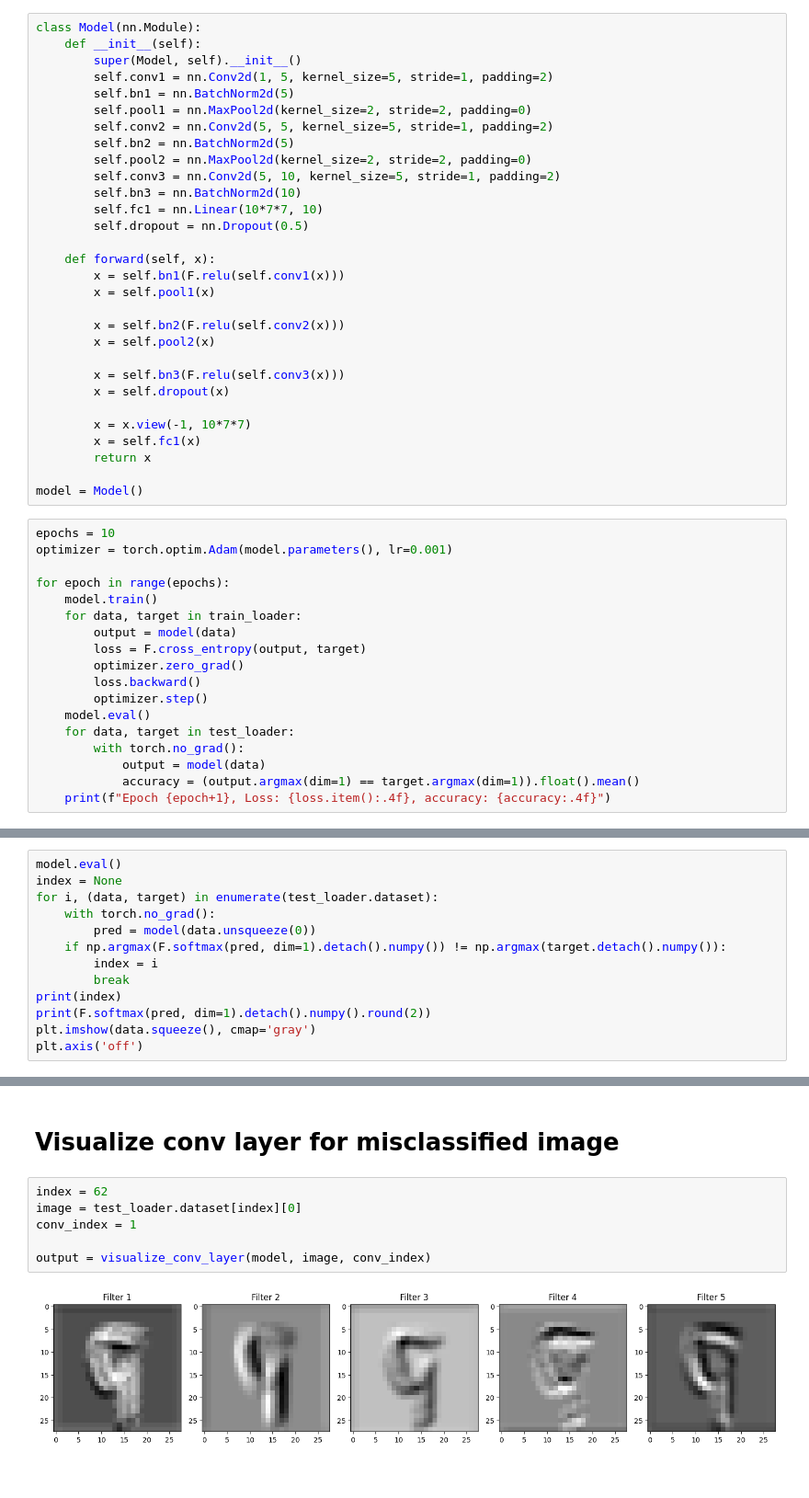
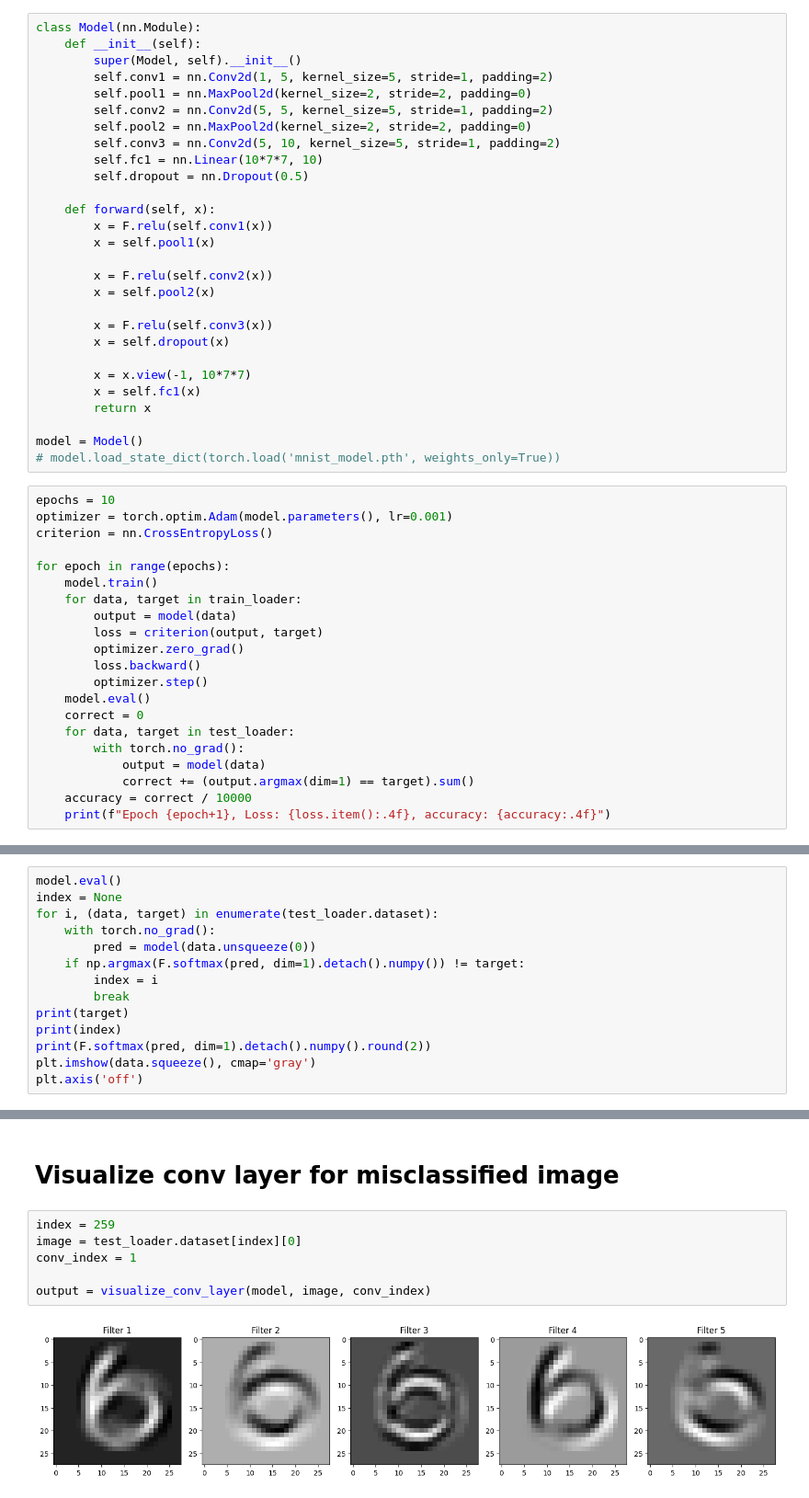
Before and after one commit to ChangjaeCHUNG/XAI-examples, a Jupyter notebook: Filter_visualization.ipynb, the cells around one changed output, grey strips where cells are left out. Shown: that part at 92% size. Saved outputs shown, nothing was run; the diff lists cells and outputs as text.

```diff
--- a/Filter_visualization.ipynb
+++ b/Filter_visualization.ipynb
@@ -58,24 +34,21 @@ class Model(nn.Module):
     def __init__(self):
         super(Model, self).__init__()
         self.conv1 = nn.Conv2d(1, 5, kernel_size=5, stride=1, padding=2)
-        self.bn1 = nn.BatchNorm2d(5)
         self.pool1 = nn.MaxPool2d(kernel_size=2, stride=2, padding=0)
         self.conv2 = nn.Conv2d(5, 5, kernel_size=5, stride=1, padding=2)
-        self.bn2 = nn.BatchNorm2d(5)
         self.pool2 = nn.MaxPool2d(kernel_size=2, stride=2, padding=0)
         self.conv3 = nn.Conv2d(5, 10, kernel_size=5, stride=1, padding=2)
-        self.bn3 = nn.BatchNorm2d(10)
         self.fc1 = nn.Linear(10*7*7, 10)
         self.dropout = nn.Dropout(0.5)
 
     def forward(self, x):
-        x = self.bn1(F.relu(self.conv1(x)))
+        x = F.relu(self.conv1(x))
         x = self.pool1(x)
 
-        x = self.bn2(F.relu(self.conv2(x)))
+        x = F.relu(self.conv2(x))
         x = self.pool2(x)
 
-        x = self.bn3(F.relu(self.conv3(x)))
+        x = F.relu(self.conv3(x))
         x = self.dropout(x)
 
         x = x.view(-1, 10*7*7)
@@ -83,22 +56,26 @@ class Model(nn.Module):
         return x
 
 model = Model()
+# model.load_state_dict(torch.load('mnist_model.pth', weights_only=True))
 # %%
 epochs = 10
 optimizer = torch.optim.Adam(model.parameters(), lr=0.001)
+criterion = nn.CrossEntropyLoss()
 
 for epoch in range(epochs):
     model.train()
     for data, target in train_loader:
         output = model(data)
-        loss = F.cross_entropy(output, target)
+        loss = criterion(output, target)
         optimizer.zero_grad()
         loss.backward()
         optimizer.step()
     model.eval()
+    correct = 0
     for data, target in test_loader:
         with torch.no_grad():
             output = model(data)
-            accuracy = (output.argmax(dim=1) == target.argmax(dim=1)).float().mean()
+            correct += (output.argmax(dim=1) == target).sum()
+    accuracy = correct / 10000
     print(f"Epoch {epoch+1}, Loss: {loss.item():.4f}, accuracy: {accuracy:.4f}")
 # %% [output]
@@ -122,9 +99,10 @@ index = None
 for i, (data, target) in enumerate(test_loader.dataset):
     with torch.no_grad():
         pred = model(data.unsqueeze(0))
-    if np.argmax(F.softmax(pred, dim=1).detach().numpy()) != np.argmax(target.detach().numpy()):
+    if np.argmax(F.softmax(pred, dim=1).detach().numpy()) != target:
         index = i
         break
+print(target)
 print(index)
 print(F.softmax(pred, dim=1).detach().numpy().round(2))
 plt.imshow(data.squeeze(), cmap='gray')
@@ -178,13 +157,13 @@ def visualize_conv_layer(model, data, conv_index):
 # %% [markdown]
 # Visualize conv layer for misclassified image
 # %%
-index = 62
+index = 259
 image = test_loader.dataset[index][0]
 conv_index = 1
 
 output = visualize_conv_layer(model, image, conv_index)
 # %% [output]
-[figure, old version]
+[figure, new version]
 # %%
 conv_index = 2
 
```
Also changed, not shown: parts of 13 cells of this notebook, 4 other files.
